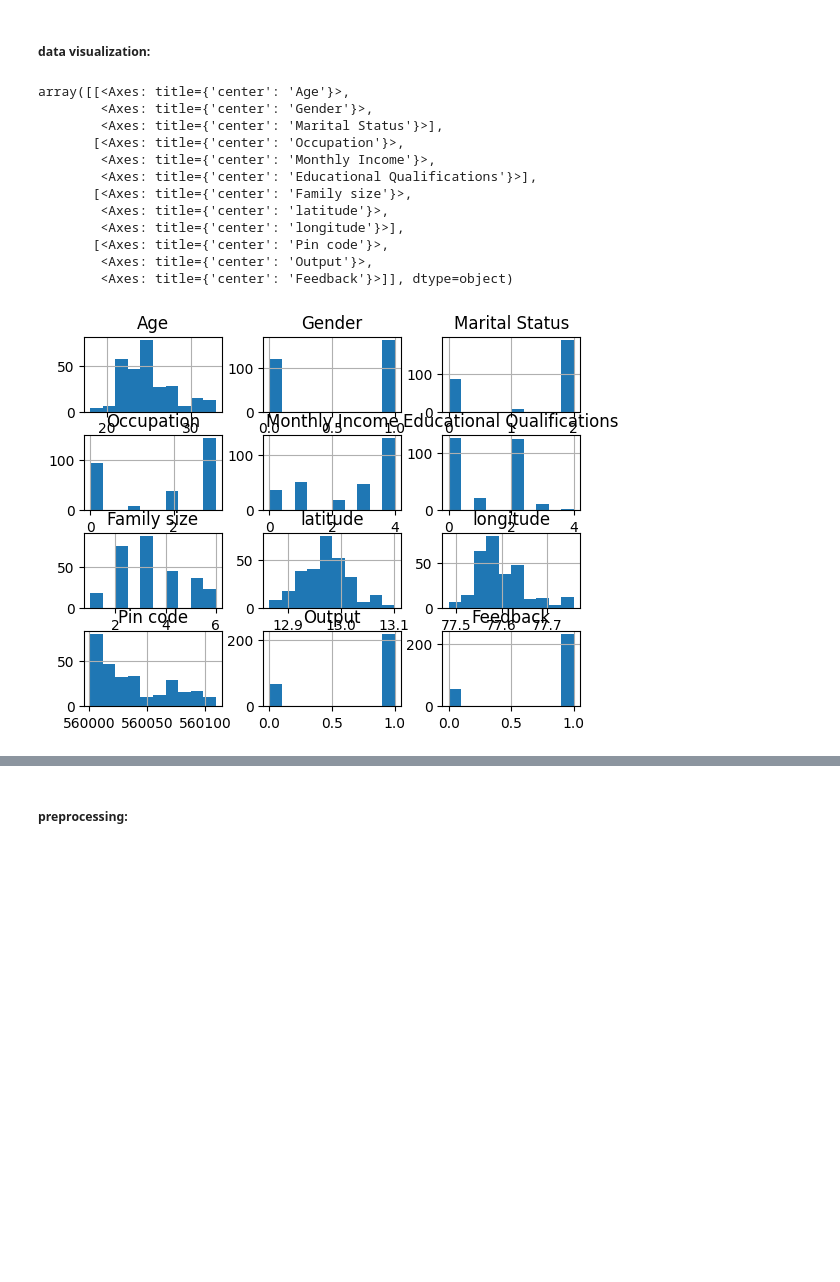
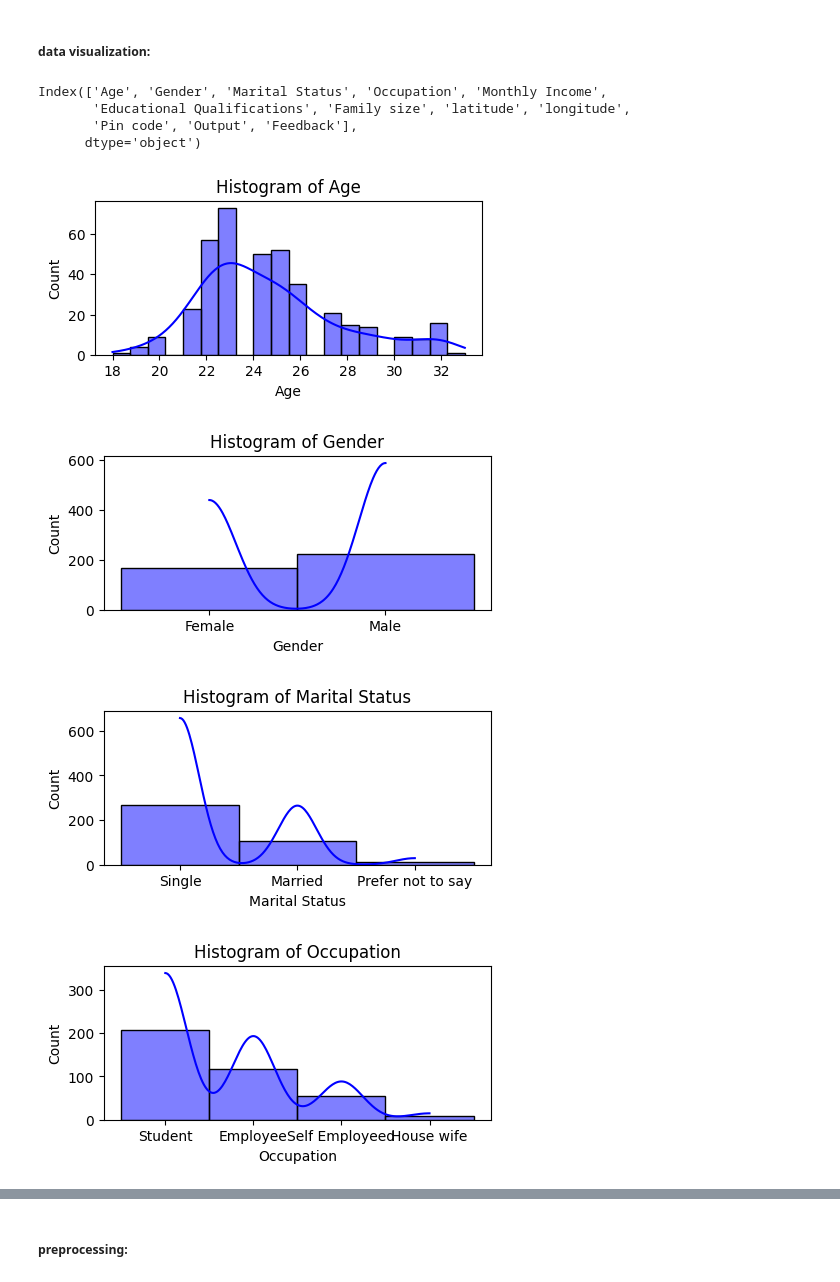
Before and after one commit to montmsn/ML_online_food_dataset, a Jupyter notebook: main.ipynb, the cells around one changed output, grey strips where cells are left out. Cells and saved outputs as stored; diff of their text form; code cells hidden in the pictures; blank space fills up the shorter version.

Commit message:
adding data visualization

```diff
--- a/main.ipynb
+++ b/main.ipynb
@@ -22,18 +22,21 @@ df.sample(5)
 # %% [markdown]
 ##### data visualization:
-# %%
-df.hist()
-# %% [output]
-array([[<Axes: title={'center': 'Age'}>,
-        <Axes: title={'center': 'Gender'}>,
-        <Axes: title={'center': 'Marital Status'}>],
-       [<Axes: title={'center': 'Occupation'}>,
-        <Axes: title={'center': 'Monthly Income'}>,
-        <Axes: title={'center': 'Educational Qualifications'}>],
-       [<Axes: title={'center': 'Family size'}>,
-        <Axes: title={'center': 'latitude'}>,
-        <Axes: title={'center': 'longitude'}>],
-       [<Axes: title={'center': 'Pin code'}>,
-        <Axes: title={'center': 'Output'}>,
-        <Axes: title={'center': 'Feedback'}>]], dtype=object)
-[figure, removed]
+# %%
+columns = df.columns
+columns
+# %% [output]
+Index(['Age', 'Gender', 'Marital Status', 'Occupation', 'Monthly Income',
+       'Educational Qualifications', 'Family size', 'latitude', 'longitude',
+       'Pin code', 'Output', 'Feedback'],
+      dtype='object')
+# %%
+for column in columns:
+    plt.figure(figsize=(5, 2))
+    sns.histplot(df[column], kde=True, bins=20, color='blue')
+    plt.title(f'Histogram of {column}')
+    plt.xlabel(column)
+# %% [output]
+[figure, added]
+[figure, added]
+[figure, added]
+[figure, added]
```
Also changed, not shown: parts of 5 cells of this notebook.
